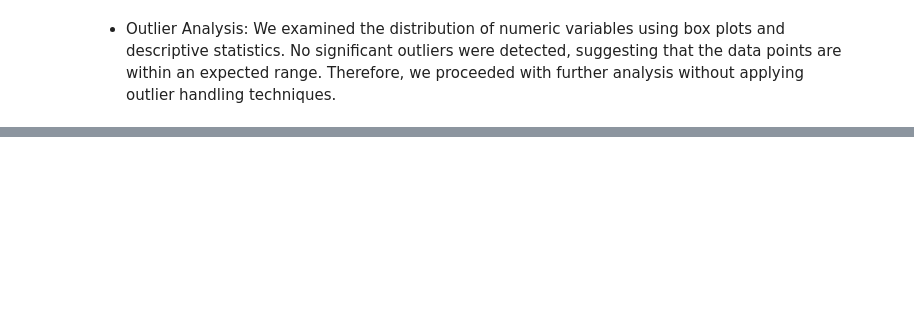
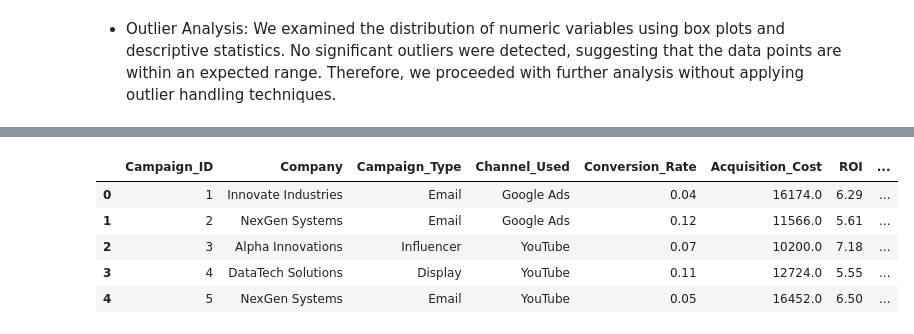
Before and after one commit to IsaganiJulian/Marketing_Campaign_DTSC, a Jupyter notebook: Isagani_Copy_of_MarketingCampaignAnalysis.ipynb, the cells around one changed output, grey strips where cells are left out. Drawn from its saved outputs; the diff is of its cells as text; code cells hidden in the pictures; blank space fills up the shorter version.

```diff
--- a/Isagani_Copy_of_MarketingCampaignAnalysis.ipynb
+++ b/Isagani_Copy_of_MarketingCampaignAnalysis.ipynb
@@ -268,0 +233,15 @@ plt.show()
+# %%
+# Target_Audience data clean and feature engineering
+
+# Create new columns for Men and Women
+marketing_data['Men'] = marketing_data['Target_Audience'].apply(lambda x: True if 'men' in x.lower() or x.lower() == 'all ages' else False)
+marketing_data['Women'] = marketing_data['Target_Audience'].apply(lambda x: True if 'women' in x.lower() or x.lower() == 'all ages' else False)
+
+# Extract age range using regex
+marketing_data['Age_Range'] = marketing_data['Target_Audience'].str.extract(r'(\d+-\d+)')
+
+# Fill NaN with "All Ages"
+marketing_data['Age_Range'] = marketing_data['Age_Range'].fillna('All Ages')
+
+# Display the updated DataFrame
+marketing_data[['Target_Audience', 'Men', 'Women', 'Age_Range']].head()
@@ -268,0 +255,11 @@ plt.show()
+# %%
+# Drop Target_Audience
+marketing_data = marketing_data.drop('Target_Audience', axis=1)
+marketing_data.head()
+# %% [output]
+|  | Campaign_ID | Company | Campaign_Type | Channel_Used | Conversion_Rate | Acquisition_Cost | ROI | ... |
+| 0 | 1 | Innovate Industries | Email | Google Ads | 0.04 | 16174.0 | 6.29 | ... |
+| 1 | 2 | NexGen Systems | Email | Google Ads | 0.12 | 11566.0 | 5.61 | ... |
+| 2 | 3 | Alpha Innovations | Influencer | YouTube | 0.07 | 10200.0 | 7.18 | ... |
+| 3 | 4 | DataTech Solutions | Display | YouTube | 0.11 | 12724.0 | 5.55 | ... |
+| 4 | 5 | NexGen Systems | Email | YouTube | 0.05 | 16452.0 | 6.50 | ... |
```
Also changed, not shown: parts of 16 cells of this notebook.
